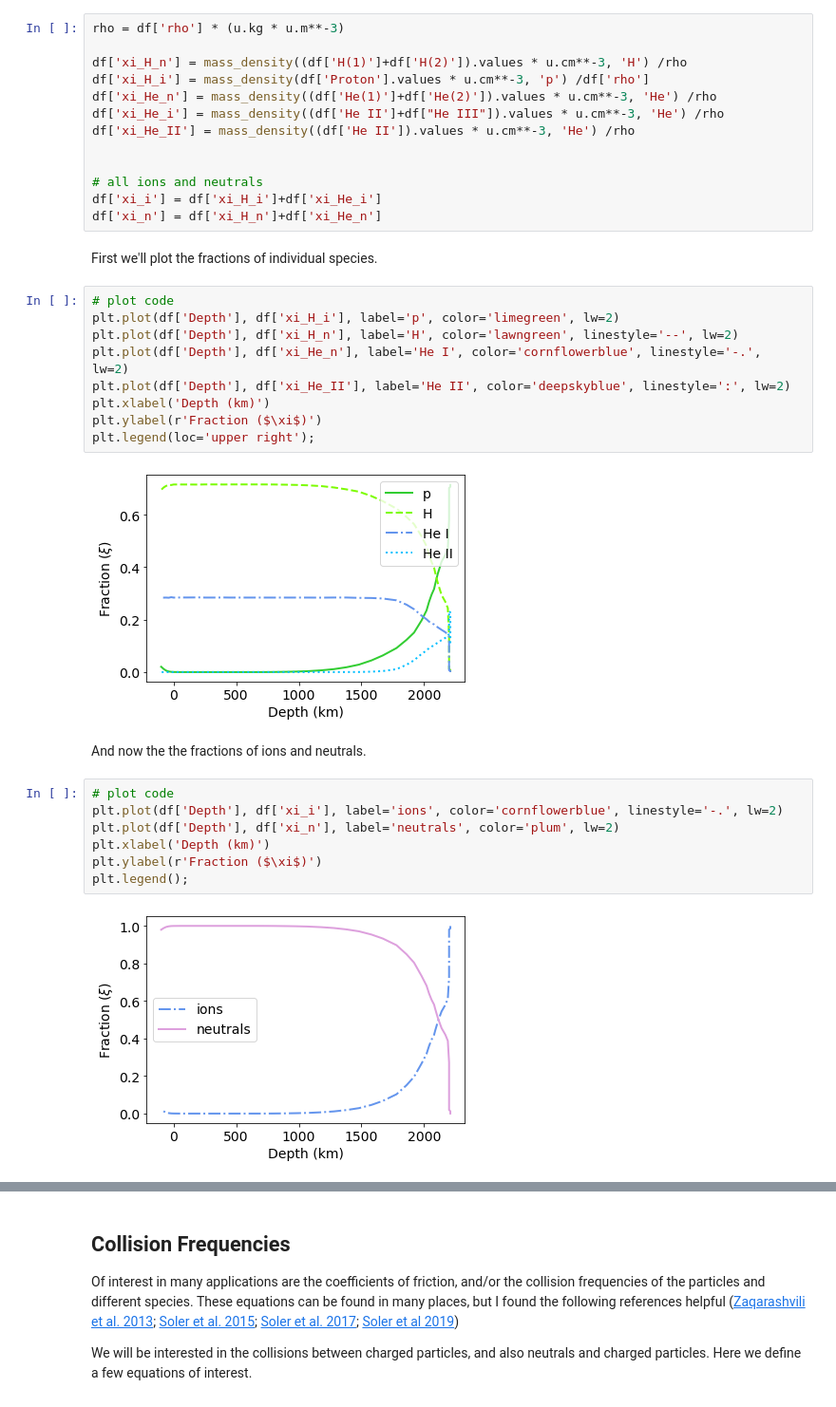
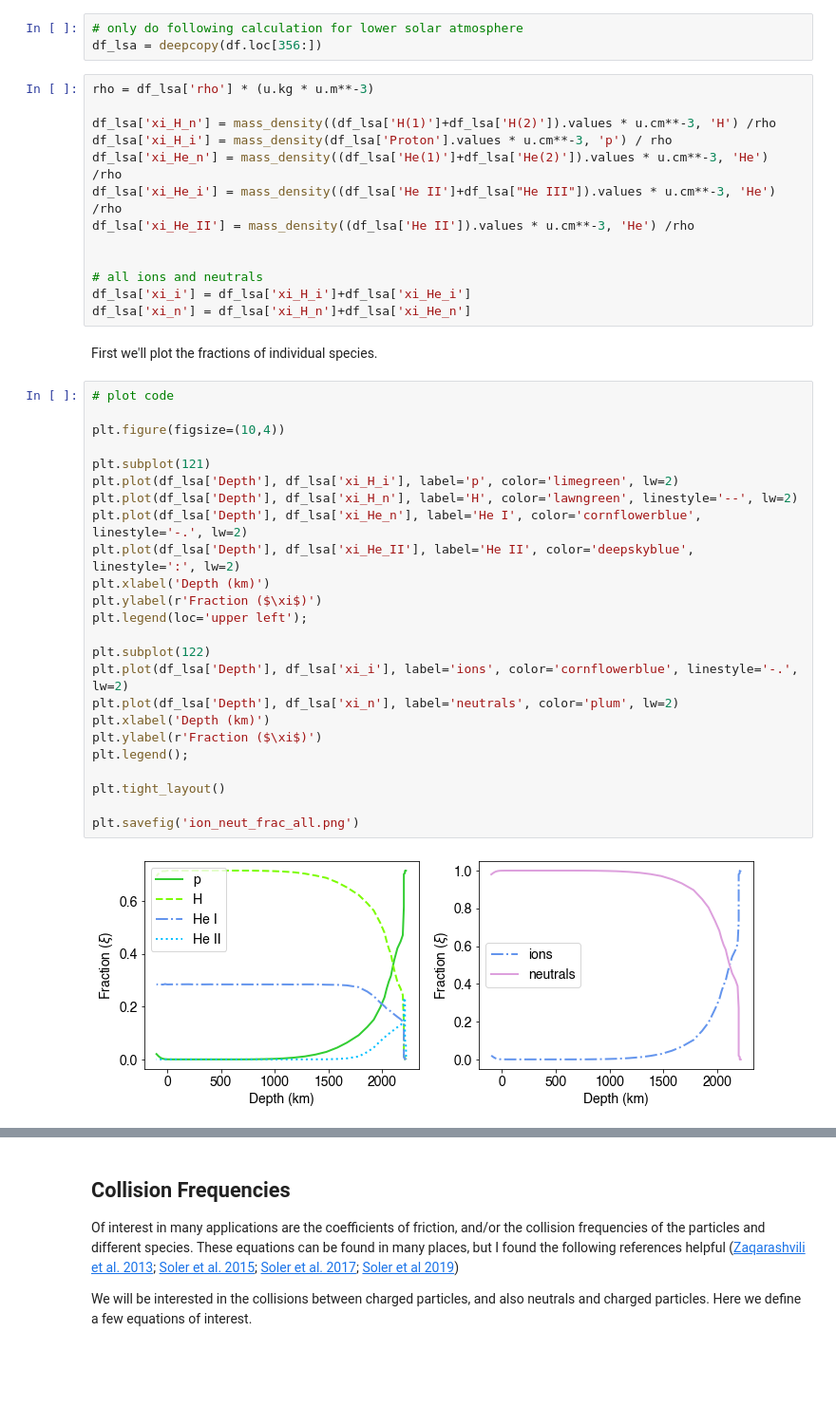
Before and after one commit to Richardjmorton/FAL_models, a Jupyter notebook: Atmospheric_plots.ipynb, the cells around one changed output, grey strips where cells are left out. Shown: that part at 95% size. Saved outputs shown, nothing was run; the diff lists cells and outputs as text; blank space fills up the shorter version.

Commit message:
Added text and figures

```diff
--- a/Atmospheric_plots.ipynb
+++ b/Atmospheric_plots.ipynb
@@ -169,40 +184,47 @@ $$
 \xi_\beta = \frac{\rho_{\beta}}{\rho}
 $$
 where $\rho_\beta =m_\beta n_\beta$ is the mass density of species $\beta =$ e, p, H, He I, or He II.
+# %%
+# only do following calculation for lower solar atmosphere
+df_lsa = deepcopy(df.loc[356:])
 # %%
-rho = df['rho'] * (u.kg * u.m**-3)
+rho = df_lsa['rho'] * (u.kg * u.m**-3)
 
-df['xi_H_n'] = mass_density((df['H(1)']+df['H(2)']).values * u.cm**-3, 'H') /rho
-df['xi_H_i'] = mass_density(df['Proton'].values * u.cm**-3, 'p') /df['rho']
-df['xi_He_n'] = mass_density((df['He(1)']+df['He(2)']).values * u.cm**-3, 'He') /rho
-df['xi_He_i'] = mass_density((df['He II']+df["He III"]).values * u.cm**-3, 'He') /rho
-df['xi_He_II'] = mass_density((df['He II']).values * u.cm**-3, 'He') /rho
+df_lsa['xi_H_n'] = mass_density((df_lsa['H(1)']+df_lsa['H(2)']).values * u.cm**-3, 'H') /rho
+df_lsa['xi_H_i'] = mass_density(df_lsa['Proton'].values * u.cm**-3, 'p') / rho
+df_lsa['xi_He_n'] = mass_density((df_lsa['He(1)']+df_lsa['He(2)']).values * u.cm**-3, 'He') /rho
+df_lsa['xi_He_i'] = mass_density((df_lsa['He II']+df_lsa["He III"]).values * u.cm**-3, 'He') /rho
+df_lsa['xi_He_II'] = mass_density((df_lsa['He II']).values * u.cm**-3, 'He') /rho
 
 
 # all ions and neutrals
-df['xi_i'] = df['xi_H_i']+df['xi_He_i']
-df['xi_n'] = df['xi_H_n']+df['xi_He_n']
+df_lsa['xi_i'] = df_lsa['xi_H_i']+df_lsa['xi_He_i']
+df_lsa['xi_n'] = df_lsa['xi_H_n']+df_lsa['xi_He_n']
 # %% [markdown]
 First we'll plot the fractions of individual species.
 # %%
 # plot code
-plt.plot(df['Depth'], df['xi_H_i'], label='p', color='limegreen', lw=2)
-plt.plot(df['Depth'], df['xi_H_n'], label='H', color='lawngreen', linestyle='--', lw=2)
-plt.plot(df['Depth'], df['xi_He_n'], label='He I', color='cornflowerblue', linestyle='-.', lw=2)
-plt.plot(df['Depth'], df['xi_He_II'], label='He II', color='deepskyblue', linestyle=':', lw=2)
+
+plt.figure(figsize=(10,4))
+
+plt.subplot(121)
+plt.plot(df_lsa['Depth'], df_lsa['xi_H_i'], label='p', color='limegreen', lw=2)
+plt.plot(df_lsa['Depth'], df_lsa['xi_H_n'], label='H', color='lawngreen', linestyle='--', lw=2)
+plt.plot(df_lsa['Depth'], df_lsa['xi_He_n'], label='He I', color='cornflowerblue', linestyle='-.', lw=2)
+plt.plot(df_lsa['Depth'], df_lsa['xi_He_II'], label='He II', color='deepskyblue', linestyle=':', lw=2)
 plt.xlabel('Depth (km)')
 plt.ylabel(r'Fraction ($\xi$)')
-plt.legend(loc='upper right');
+plt.legend(loc='upper left');
+
+plt.subplot(122)
+plt.plot(df_lsa['Depth'], df_lsa['xi_i'], label='ions', color='cornflowerblue', linestyle='-.', lw=2)
+plt.plot(df_lsa['Depth'], df_lsa['xi_n'], label='neutrals', color='plum', lw=2)
+plt.xlabel('Depth (km)')
+plt.ylabel(r'Fraction ($\xi$)')
+plt.legend();
+
+plt.tight_layout()
+
+plt.savefig('ion_neut_frac_all.png')
 # %% [output]
-[figure, old version]
+[figure, new version]
-# %% [markdown]
-And now the the fractions of ions and neutrals.
-# %%
-# plot code
-plt.plot(df['Depth'], df['xi_i'], label='ions', color='cornflowerblue', linestyle='-.', lw=2)
-plt.plot(df['Depth'], df['xi_n'], label='neutrals', color='plum', lw=2)
-plt.xlabel('Depth (km)')
-plt.ylabel(r'Fraction ($\xi$)')
-plt.legend();
-# %% [output]
-[figure, removed]
```
Also changed, not shown: parts of 27 cells of this notebook, 9 other files.
